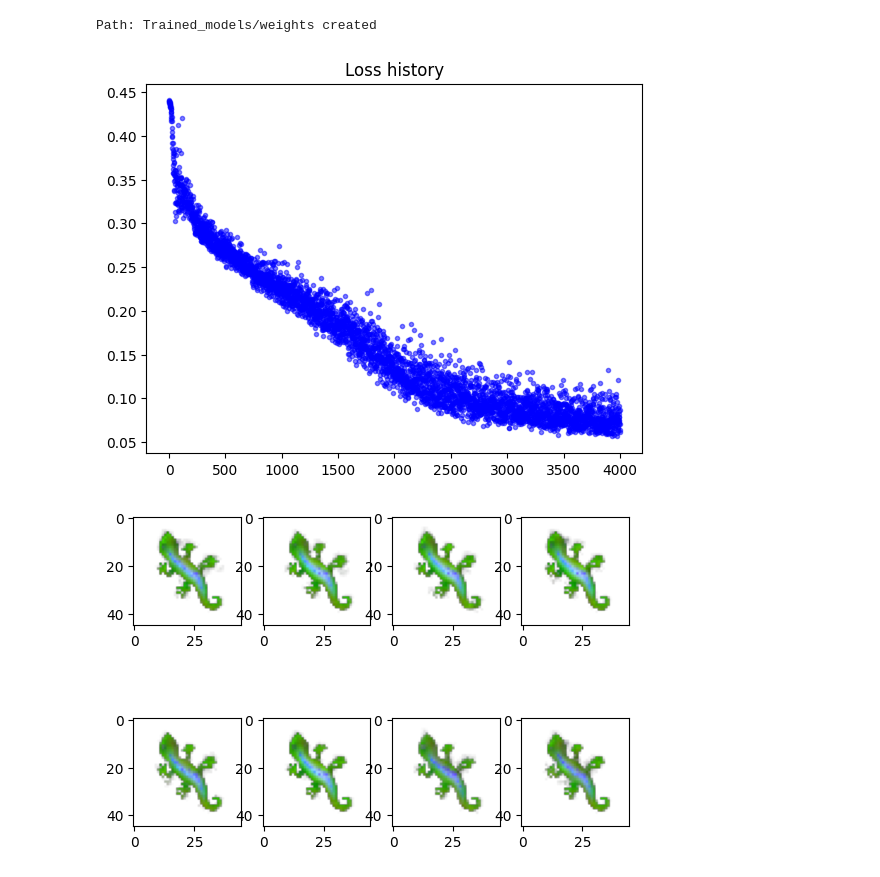
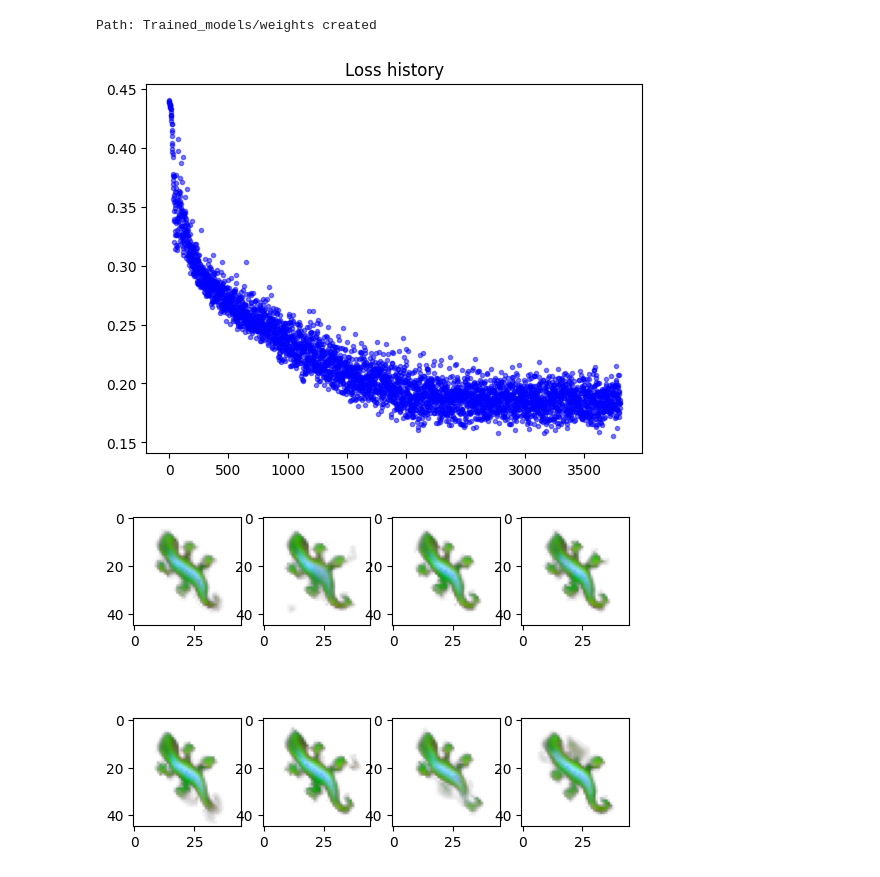
Before and after one commit to lshofsl/Advanced-topics-in-PoD-project-, a Jupyter notebook: ER_NCA.ipynb, the cells around one changed output. Cells and saved outputs as stored; diff of their text form; code cells hidden in the pictures.

```diff
--- a/ER_NCA.ipynb
+++ b/ER_NCA.ipynb
@@ -237,7 +237,7 @@ def create_circular_mask(HEIGHT, WIDTH, center_x, center_y, radius, device="cuda
     return distance_squared <= (radius ** 2)
 # %%
 #@title Training { vertical-output: true}
-DAMAGE_N = 2
+DAMAGE_N = 3
 lambda_mono = 0.08
 lambda_drift = 0.5
 K = 20
@@ -246,35 +246,34 @@ K = 20
 loss_log = []
 
 for i in range(TRAINING_ITERS + 1):
-
     # 1. Pool Sampling & Manipulation
     with torch.no_grad():
         batch = pool.sample(BATCH_SIZE)
-        x0_tensor = torch.from_numpy(batch.x).to(DEVICE)
+        x0_np = batch.x.copy()  # Shape: (BATCH_SIZE, C, H, W)
 
-        # Rank samples by loss (highest to lowest)
-        pre_pixel_loss = (x0_tensor[:, :4] - base).pow(2).mean(dim=[1, 2, 3])
+        # A. Rank samples directly on CPU using lightweight NumPy operations
+        # Avoids unnecessary early GPU memory allocations
+        x0_tensor = torch.from_numpy(x0_np).to(DEVICE)
+        pre_pixel_loss = (x0_tensor[:, :4, :, :] - base).pow(2).mean(dim=[1, 2, 3])
+
+        # Sort indices (descending: highest loss first)
         loss_rank = pre_pixel_loss.cpu().numpy().argsort()[::-1]
 
-        # Re-order all slots and parent tracking indices in the batch object
-        for k in batch._slot_names:
-            setattr(batch, k, getattr(batch, k)[loss_rank])
-        batch._parent_idx = batch._parent_idx[loss_rank]
+        # Re-order x0_np AND align pool slot indices so write-back stays consistent
+        x0_np = x0_np[loss_rank]
+        if hasattr(batch, 'indices'):
+            batch.indices = batch.indices[loss_rank]
 
-        # Format numpy seed
+        # B. Replace highest-loss sample (index 0) with fresh seed
         seed_np = seed.detach().cpu().numpy() if isinstance(seed, torch.Tensor) else seed.copy()
         if seed_np.ndim == 4:
             seed_np = seed_np[0]
+        if seed_np.shape[-1] == CHANNELS and seed_np.shape[0] != CHANNELS:
+            seed_np = seed_np.transpose(2, 0, 1)  # Ensure (C, H, W) order
 
-        # Mask worst 10% for seed replacement
-        num_resets = max(1, int(BATCH_SIZE * 0.10))
-        reset_mask = np.zeros(BATCH_SIZE, dtype=bool)
-        reset_mask[:num_resets] = True
+        x0_np[0] = seed_np
 
-        # Overwrite worst samples directly in batch.x
-        batch.x[reset_mask] = seed_np
-
-        # Apply circular damage if enabled
+        # C. Apply damage to the BEST performing samples (lowest loss at the end of sorted array)
         if DAMAGE_N > 0:
             for idx in range(1, DAMAGE_N + 1):
                 cx = random.randint(int(WIDTH * 0.2), int(WIDTH * 0.8))
@@ -282,14 +281,16 @@ for i in range(TRAINING_ITERS + 1):
                 r = random.randint(4, 10)
 
                 mask_np = create_circular_mask(HEIGHT, WIDTH, cx, cy, radius=r).cpu().numpy().astype(np.float32)
+
+                # Ensure mask matches (1, H, W) or (C, H, W) explicitly
                 if mask_np.ndim == 2:
-                    mask_np = mask_np[None, ...]
+                    mask_np = mask_np[None, ...]  # Shape: (1, H, W)
 
                 damage = 1.0 - mask_np
-                batch.x[-idx, :3] *= damage
+                x0_np[-idx] *= damage
 
-        # Send batch to GPU
-        x = torch.from_numpy(batch.x).to(DEVICE)
+        # Send fully prepared initial state to GPU
+        x = torch.from_numpy(x0_np).to(DEVICE)
 
     # 2. Forward Rollout
     T = random.randrange(96, 160)  #Higher than in the baseline as the growing dynamics become slower
@@ -331,45 +332,39 @@ for i in range(TRAINING_ITERS + 1):
 
     # Small, well-behaved margin to keep the slope negative
     loss_e_margin = torch.relu(energies[-1] - energies[0] + 0.05).mean()
 
     # Combined loss with tiny energy weights so they don't overpower reconstruction
     loss = loss_recon + (lambda_drift * loss_drift) + (lambda_mono * loss_mono) #+ 0.001 * loss_e_anchor + 0.001 * loss_e_margin
 
     # 4. Optimization Step
     optim.zero_grad()
     loss.backward()
     torch.nn.utils.clip_grad_norm_(nca.parameters(), max_norm=1.0)
     optim.step()
+
+    with torch.no_grad():
+        batch.x[:] = x.detach().cpu().numpy()
+        batch.commit()
     scheduler.step()
-
-
-    # 5. Commit States to Pool
-    with torch.no_grad():
-        batch.x = x.detach().cpu().numpy()
-        batch.commit(steps_taken=T, reset_mask=reset_mask)
-
-        # Extended age pruning threshold
-        if i % 50 == 0:
-            pool.prune_old_states(max_age=800, seed_np=seed_np)
 
     # Logging
     loss_log.append(loss_recon.detach().item())
 
     if i % 100 == 0:
         print(f"Training iter {i}, loss = {loss.item():.5f}")
         plt.clf()
         clear_output()
         plt.figure(1, figsize=(10, 4))
         plt.title('Loss history')
         plt.plot(loss_log, '.', alpha=0.5, color="b")
         utils.show_batch(x[-8:])  # Display mature states from batch
         plt.show(block=False)
         plt.pause(0.01)
 
         torch.save(nca.state_dict(), "Trained_models/" + name + ".pth")
 # %% [output]
-[figure, old version]
+[figure, new version]
-[figure, old version]
+[figure, new version]
 # %%
 del nca
 del optim
```
Also changed, not shown: parts of 9 cells of this notebook.
